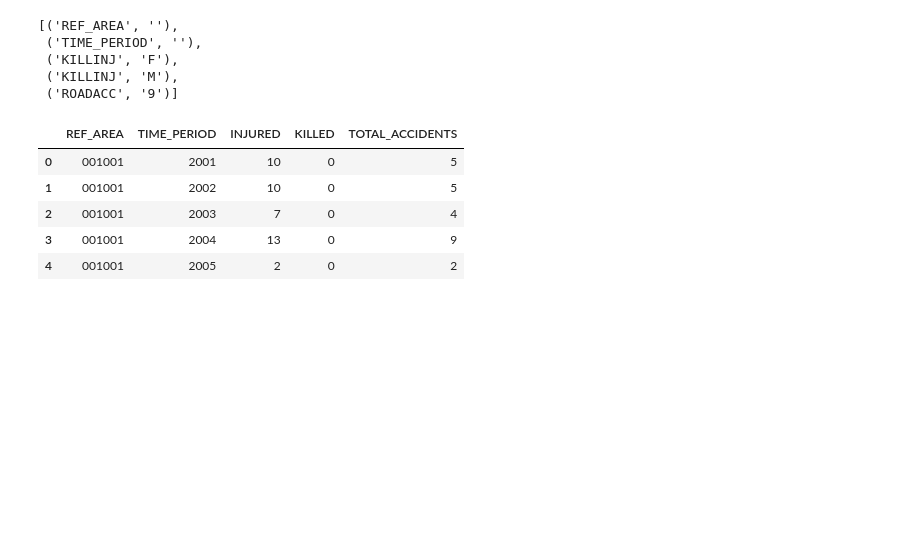
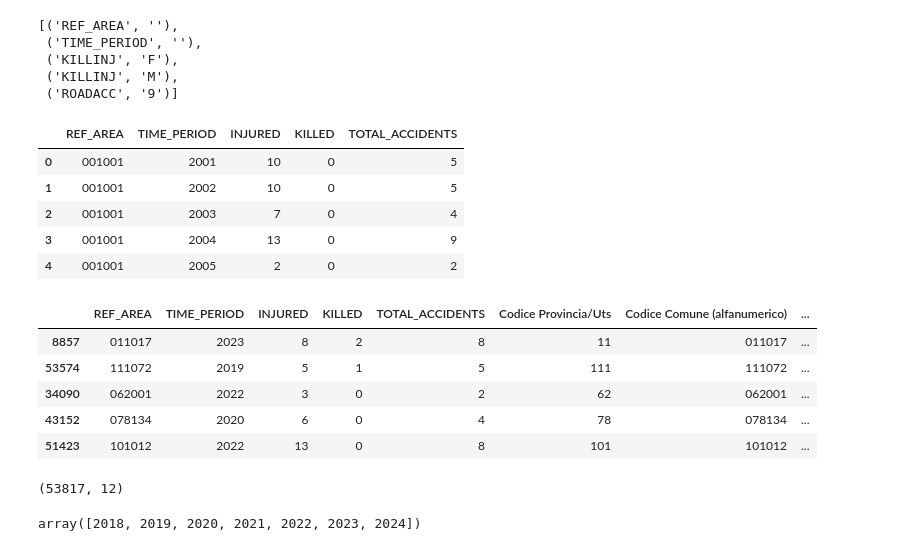
Before and after one commit to gretabarrale/boolean_capstone_project, a Jupyter notebook: fetching_data.ipynb, the cells around one changed output. Drawn from its saved outputs; the diff is of its cells as text; code cells hidden in the pictures; blank space fills up the shorter version.

Commit message:
joined istat_df_pivot and situas_df, checked shape and year range of the new df

```diff
--- a/fetching_data.ipynb
+++ b/fetching_data.ipynb
@@ -377,3 +377,28 @@ istat_df_pivot.head()
 | 2 | 001001 | 2003 | 7 | 0 | 4 |
 | 3 | 001001 | 2004 | 13 | 0 | 9 |
 | 4 | 001001 | 2005 | 2 | 0 | 2 |
+# %%
+# Joined istat_df_pivot with cleaned situas_df. Using two keys per df in order to avoid duplicates and misleading data.
+# Using inner join since situas_df only covers 2018-2024: this naturally filters istat_df_pivot, leading to the year range selected for the analysis.
+df = istat_df_pivot.merge(situas_df,
+    left_on=['REF_AREA', 'TIME_PERIOD'],
+    right_on=['Codice Comune (alfanumerico)', 'Anno (Popolazione residente)'],
+    how='inner')
+df.sample(5)
+# %% [output]
+|  | REF_AREA | TIME_PERIOD | INJURED | KILLED | TOTAL_ACCIDENTS | Codice Provincia/Uts | Codice Comune (alfanumerico) | ... |
+| 8857 | 011017 | 2023 | 8 | 2 | 8 | 11 | 011017 | ... |
+| 53574 | 111072 | 2019 | 5 | 1 | 5 | 111 | 111072 | ... |
+| 34090 | 062001 | 2022 | 3 | 0 | 2 | 62 | 062001 | ... |
+| 43152 | 078134 | 2020 | 6 | 0 | 4 | 78 | 078134 | ... |
+| 51423 | 101012 | 2022 | 13 | 0 | 8 | 101 | 101012 | ... |
+# %%
+# Checking df shape
+df.shape
+# %% [output]
+(53817, 12)
+# %%
+# Checking whether the inner join filtered the year range correctly
+df['TIME_PERIOD'].unique()
+# %% [output]
+array([2018, 2019, 2020, 2021, 2022, 2023, 2024])
```
